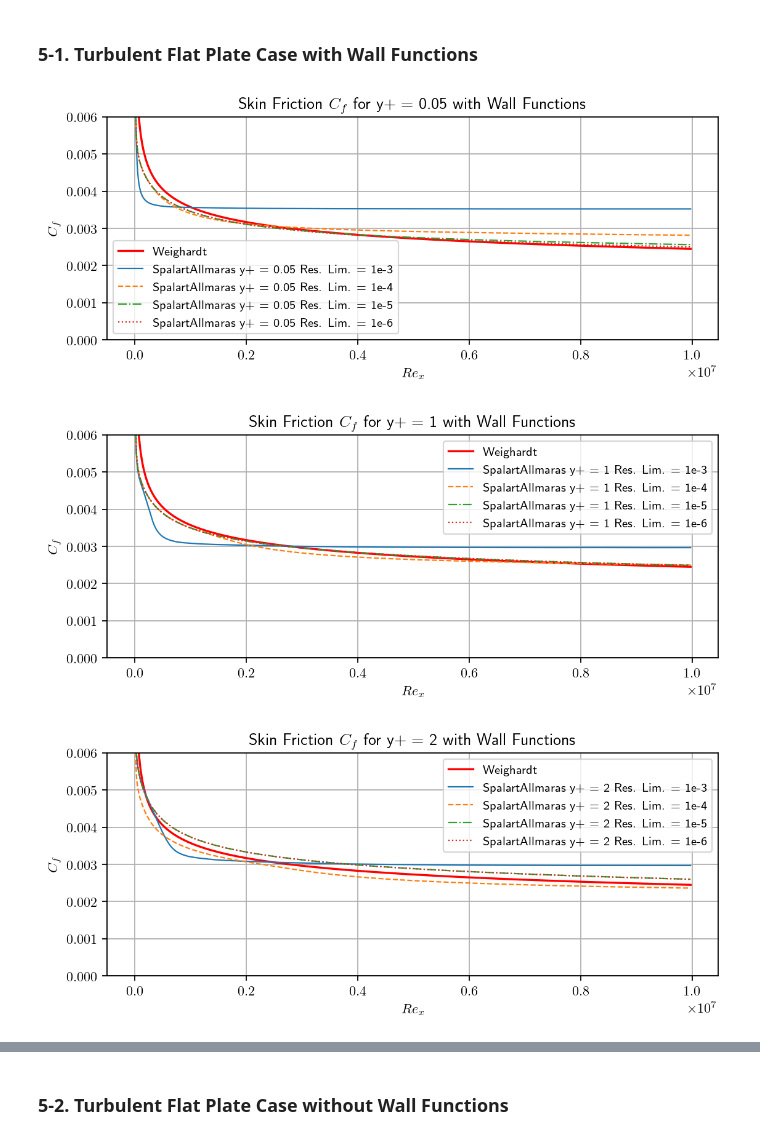
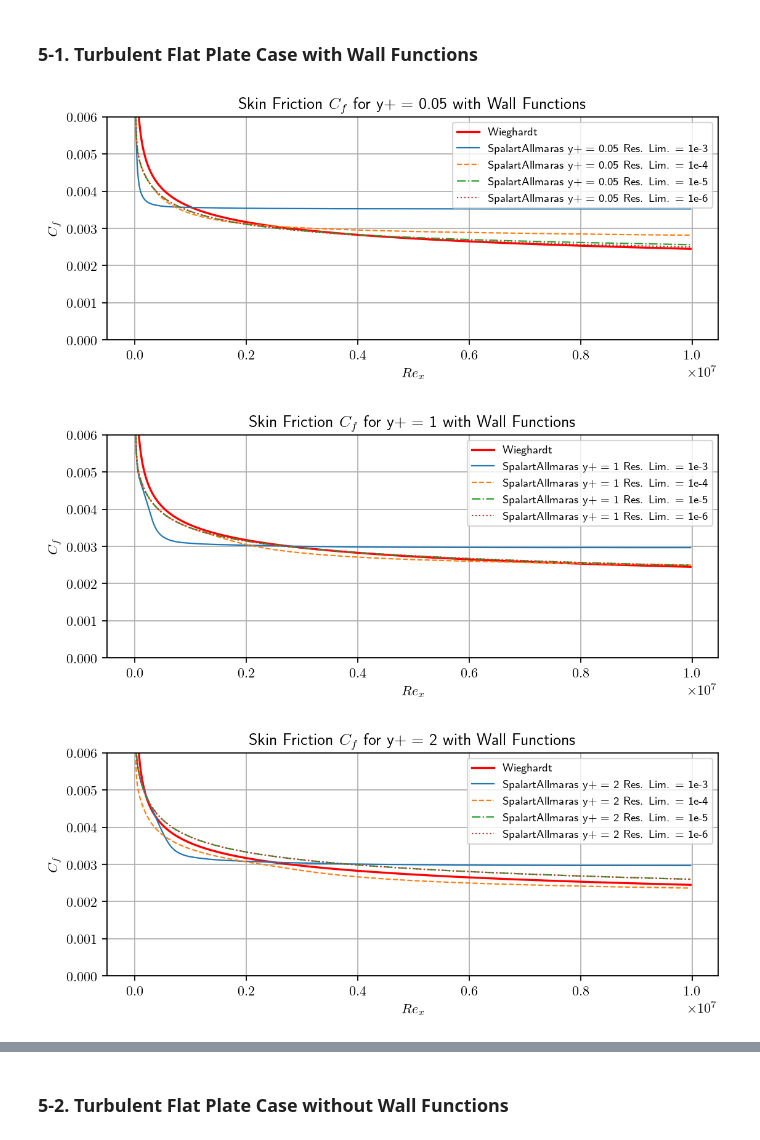
Before and after one commit to AndreWeiner/wall_modeling, a Jupyter notebook: notebooks/PlotCf_SA.ipynb, the cells around one changed output, grey strips where cells are left out. Drawn from its saved outputs; the diff is of its cells as text; code cells hidden in the pictures.

Commit message:
Revise from Weighardt to Wieghardt; #7.

```diff
--- a/notebooks/PlotCf_SA.ipynb
+++ b/notebooks/PlotCf_SA.ipynb
@@ -80,5 +80,5 @@ The analytical solution of *Weighardt's equation* is to be calculated in order t
 # %%
-weighardt = 0.288*(np.log10(Rex))**(-2.45)
+wieghardt = 0.288*(np.log10(Rex))**(-2.45)
 # %% [markdown]
 ## **5. Plot**
 
@@ -88,19 +88,19 @@ Skin friction *'C<sub>f</sub>'* is plotted along with *'Re<sub>x</sub>'*.
 # %%
 style = ["-", "--", "-.", ":"]
 lw = 1.0
 for j in range(len(yp)):
     fig, ax = plt.subplots(1, 1, figsize=(8, 3))
     plt.ylim([0, 0.006])
     plt.grid()
     ax.set_xlabel(r"$Re_x$")
     ax.set_ylabel(r"$C_f$")
     plt.title(r"Skin Friction $C_f$ for y+ = {} with Wall Functions".format(yp[j]))
-    ax.plot(Rex, weighardt, color = "r", label = "Weighardt")
+    ax.plot(Rex, wieghardt, color = "r", label = "Wieghardt")
     for i in range(len(res_list)):
         ax.plot(Rex, Cf[i + len(res_list)*j], label = "{} y+ = {} Res. Lim. = {}".format(model, yp[j], res_list[i]), ls = style[i], c = "C{:d}".format(i), lw = lw)
-        ax.legend(fontsize = 9)
-    plt.savefig(sa + "tauw_yp{}_{}_withWallFunc.pdf".format(yp[j], model, yp[j]), bbox_inches="tight")
+        ax.legend(fontsize = 8)
+    plt.savefig(sa + "tauw_yp{}_{}_withWallFunc.pdf".format(yp[j], model), bbox_inches="tight")
 # %% [output]
-[figure, old version]
+[figure, new version]
-[figure, old version]
+[figure, new version]
-[figure, old version]
+[figure, new version]
```
Also changed, not shown: parts of 3 cells of this notebook, 5 other files.
